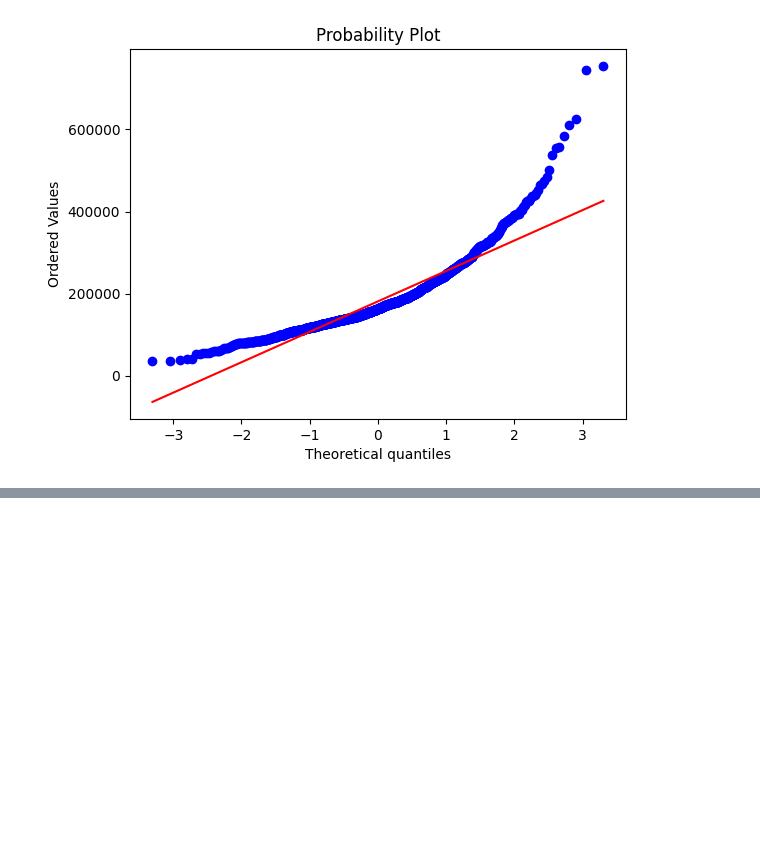
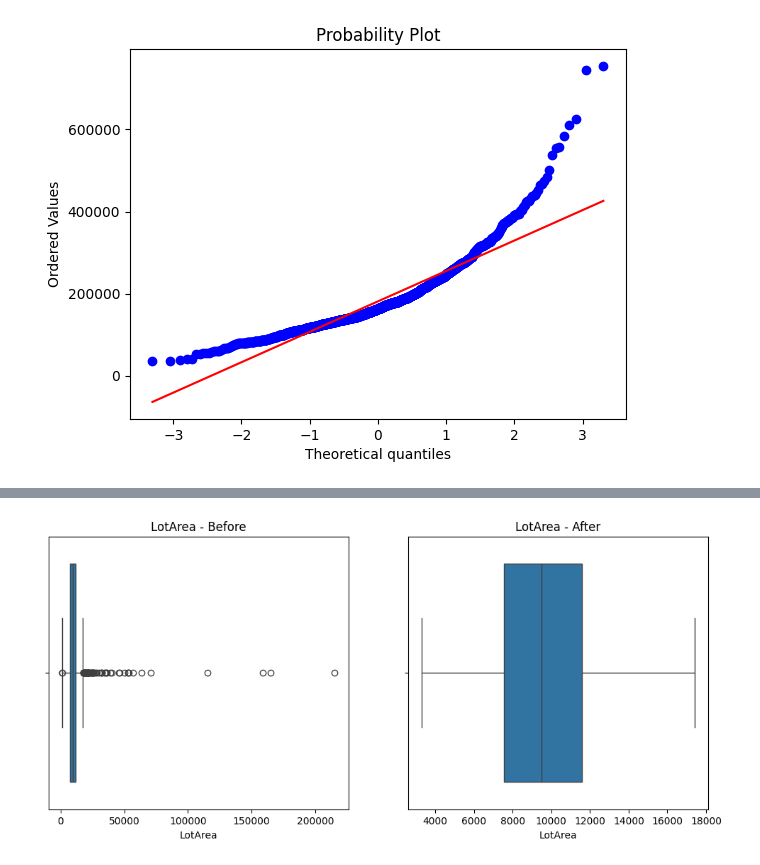
Before and after one commit to Hmnt-dhngra/Feature_Engineering, a Jupyter notebook: Feature_Engineering_1.ipynb, the cells around one changed output, grey strips where cells are left out. Saved outputs shown, nothing was run; the diff lists cells and outputs as text; code cells hidden in the pictures; blank space fills up the shorter version.

```diff
--- a/Feature_Engineering_1.ipynb
+++ b/Feature_Engineering_1.ipynb
@@ -434,0 +546,18 @@ plt.show()
+# %%
+def compare_outliers(original_df, modified_df, column):
+    plt.figure(figsize=(12,5))
+    plt.subplot(1,2,1)
+    sns.boxplot(x=original_df[column] )
+    plt.title(f'{column} - Before')
+
+
+
+    plt.subplot(1,2,2)
+    sns.boxplot(x=modified_df[column] )
+    plt.title(f'{column} - After')
+
+    plt.show()
+# %%
+compare_outliers(df, df_winsor,'LotArea')
+# %% [output]
+[figure, added]
```
Also changed, not shown: parts of 17 cells of this notebook, 3 other files.
